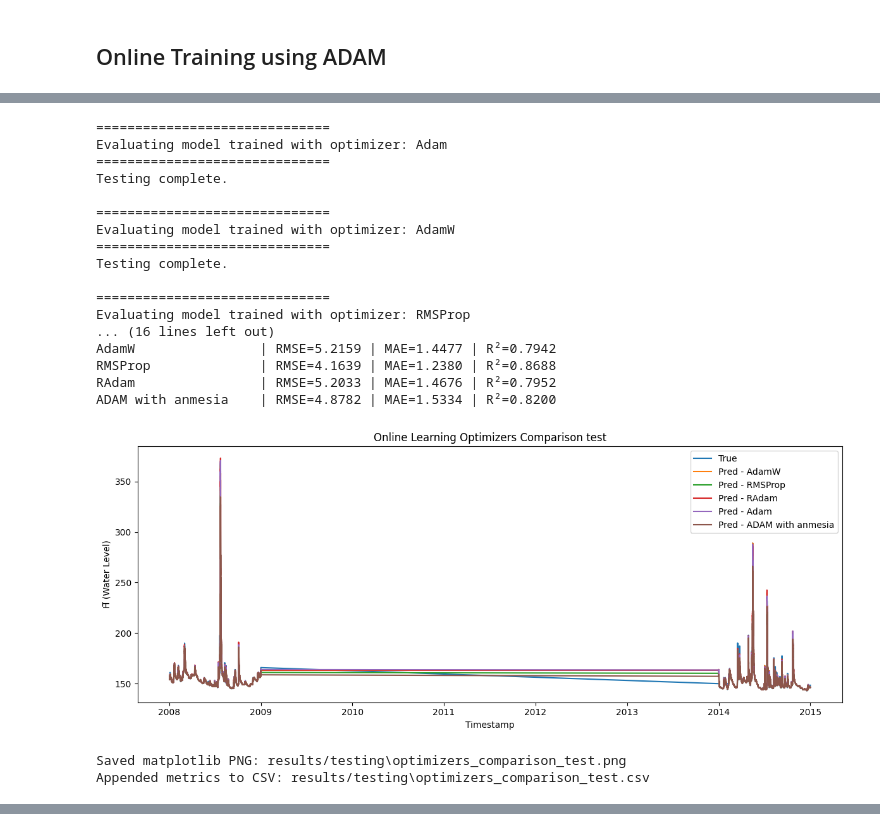
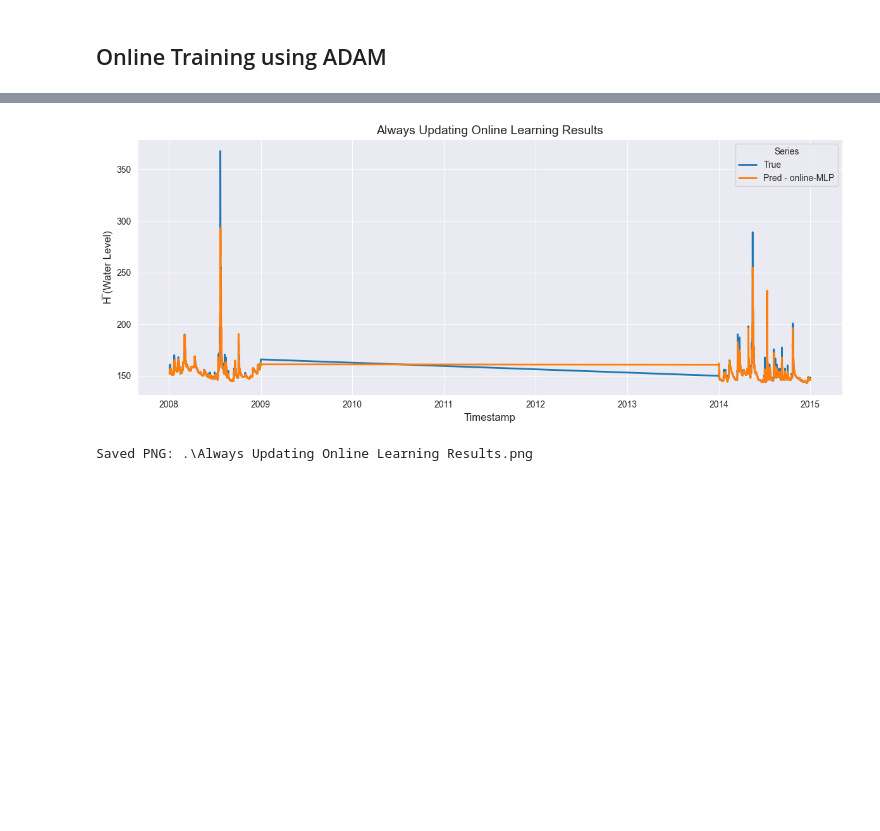
Before and after one commit to omardwahba/water_lvl_pred, a Jupyter notebook: online_learning.ipynb, the cells around one changed output, grey strips where cells are left out. Saved outputs shown, nothing was run; the diff lists cells and outputs as text; code cells hidden in the pictures; blank space fills up the shorter version.

```diff
--- a/online_learning.ipynb
+++ b/online_learning.ipynb
@@ -213,35 +129,10 @@ Appended metrics to CSV: results/training\Online Learning Optimizers Comparison
-# %%
-results = {}
-for opt_name, model in models_after_training.items():
-    print(f"\n==============================")
-    print(f"Evaluating model trained with optimizer: {opt_name}")
-    print(f"==============================")
-
-    y_true_test, y_pred_test, time_indices_test = uf.model_evaluate_with_norm(model,criterion, test_ds, test_df.index,
-                                                                 LOOKBACK, HORIZON, BATCH_SIZE)
-    results[opt_name] = (y_true_test, y_pred_test, time_indices_test)
-uf.calculate_metrics_and_plot(results,'Online Learning Optimizers Comparison test',
-                              export_metrics= True,
-                              export_html=True,
-                              export_file_name= 'results/testing/optimizers_comparison_test')
-# %% [output]
-==============================
-Evaluating model trained with optimizer: Adam
-==============================
-Testing complete.
-
-==============================
-Evaluating model trained with optimizer: AdamW
-==============================
-Testing complete.
-
-==============================
-Evaluating model trained with optimizer: RMSProp
-... (16 lines left out)
-AdamW                | RMSE=5.2159 | MAE=1.4477 | R²=0.7942
-RMSProp              | RMSE=4.1639 | MAE=1.2380 | R²=0.8688
-RAdam                | RMSE=5.2033 | MAE=1.4676 | R²=0.7952
-ADAM with anmesia    | RMSE=4.8782 | MAE=1.5334 | R²=0.8200
-[figure, removed]
-Saved matplotlib PNG: results/testing\optimizers_comparison_test.png
-Appended metrics to CSV: results/testing\optimizers_comparison_test.csv
+# %%
+# Testing with always updating
+model, optimizer, criterion = build_mlp(LOOKBACK*N_FEATURES, HORIZON)
+y_true, y_pred, time_indices, cutom_adam_batch_losses = uf.train_model_online(model, optimizer,criterion,
+                                                                              test_ds, test_df,
+                                                                              LOOKBACK, HORIZON, BATCH_SIZE)
+#training results
+uf.calculate_metrics_and_plot({"online-MLP": (y_true, y_pred, time_indices)},
+                              plot_title="Always Updating Online Learning Results")
+# %% [output]
@@ -247,0 +153,2 @@ Appended metrics to CSV: results/testing\optimizers_comparison_test.csv
+[figure, new version]
+Saved PNG: .\Always Updating Online Learning Results.png
```
Also changed, not shown: parts of 7 cells of this notebook, 6 other files.
